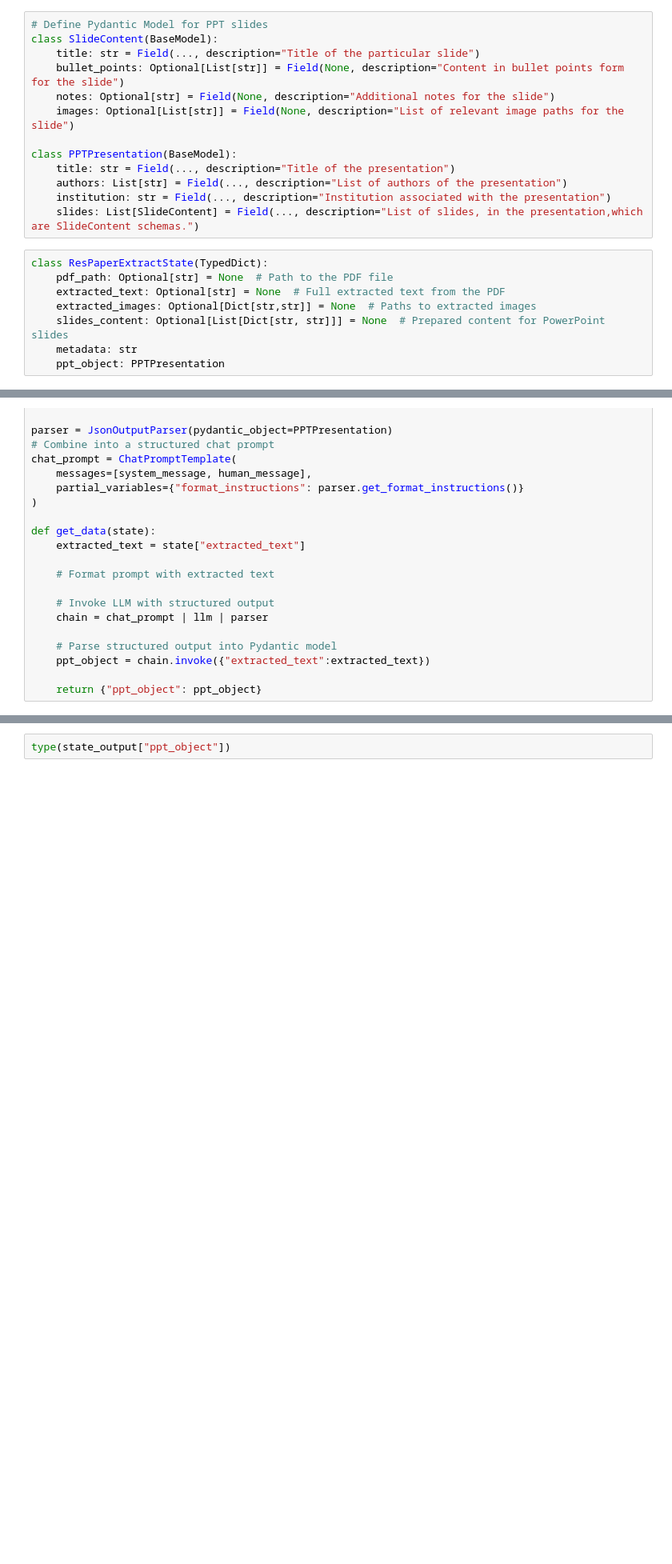
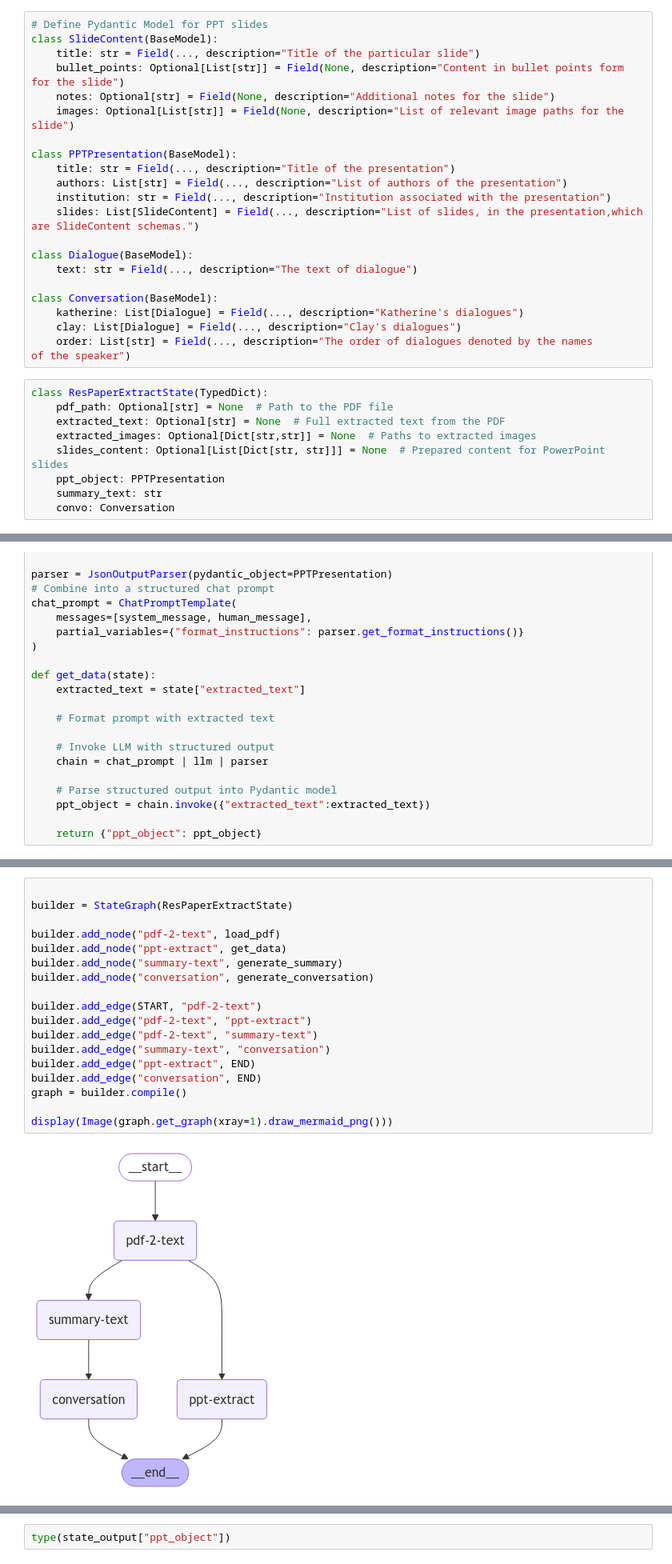
Before and after one commit to LowLevelLore/mined_2025, a Jupyter notebook: lib/server/agents/testing.ipynb, the cells around one changed output, grey strips where cells are left out. Shown at 80% size. Drawn from its saved outputs; the diff is of its cells as text; blank space fills up the shorter version.

Commit message:
testing for conversation

```diff
--- a/lib/server/agents/testing.ipynb
+++ b/lib/server/agents/testing.ipynb
@@ -64,14 +64,23 @@ class PPTPresentation(BaseModel):
     authors: List[str] = Field(..., description="List of authors of the presentation")
     institution: str = Field(..., description="Institution associated with the presentation")
     slides: List[SlideContent] = Field(..., description="List of slides, in the presentation,which are SlideContent schemas.")
+
+class Dialogue(BaseModel):
+    text: str = Field(..., description="The text of dialogue")
+
+class Conversation(BaseModel):
+    katherine: List[Dialogue] = Field(..., description="Katherine's dialogues")
+    clay: List[Dialogue] = Field(..., description="Clay's dialogues")
+    order: List[str] = Field(..., description="The order of dialogues denoted by the names of the speaker")
 # %%
 class ResPaperExtractState(TypedDict):
     pdf_path: Optional[str] = None  # Path to the PDF file
     extracted_text: Optional[str] = None  # Full extracted text from the PDF
     extracted_images: Optional[Dict[str,str]] = None  # Paths to extracted images
     slides_content: Optional[List[Dict[str, str]]] = None  # Prepared content for PowerPoint slides
-    metadata: str
     ppt_object: PPTPresentation
+    summary_text: str
+    convo: Conversation
 # %%
 def load_pdf(state: ResPaperExtractState):
     pdf_path = state["pdf_path"]
@@ -267,3 +296,23 @@ graph = builder.compile()
+# %%
+
+builder = StateGraph(ResPaperExtractState)
+
+builder.add_node("pdf-2-text", load_pdf)
+builder.add_node("ppt-extract", get_data)
+builder.add_node("summary-text", generate_summary)
+builder.add_node("conversation", generate_conversation)
+
+builder.add_edge(START, "pdf-2-text")
+builder.add_edge("pdf-2-text", "ppt-extract")
+builder.add_edge("pdf-2-text", "summary-text")
+builder.add_edge("summary-text", "conversation")
+builder.add_edge("ppt-extract", END)
+builder.add_edge("conversation", END)
+graph = builder.compile()
+
+display(Image(graph.get_graph(xray=1).draw_mermaid_png()))
+# %% [output]
+[figure, added]
 # %%
 path1 = r"C:\Users\milap\OneDrive\Desktop\CLG\3rd YR\SEM VI\mined_2025\lib\server\Milap_Tathya_ICC_June_2025.pdf"
 path2 = r"C:\Users\milap\OneDrive\Desktop\CLG\3rd YR\SEM VI\mined_2025\lib\server\STORM.pdf"
```
Also changed, not shown: parts of 13 cells of this notebook.
